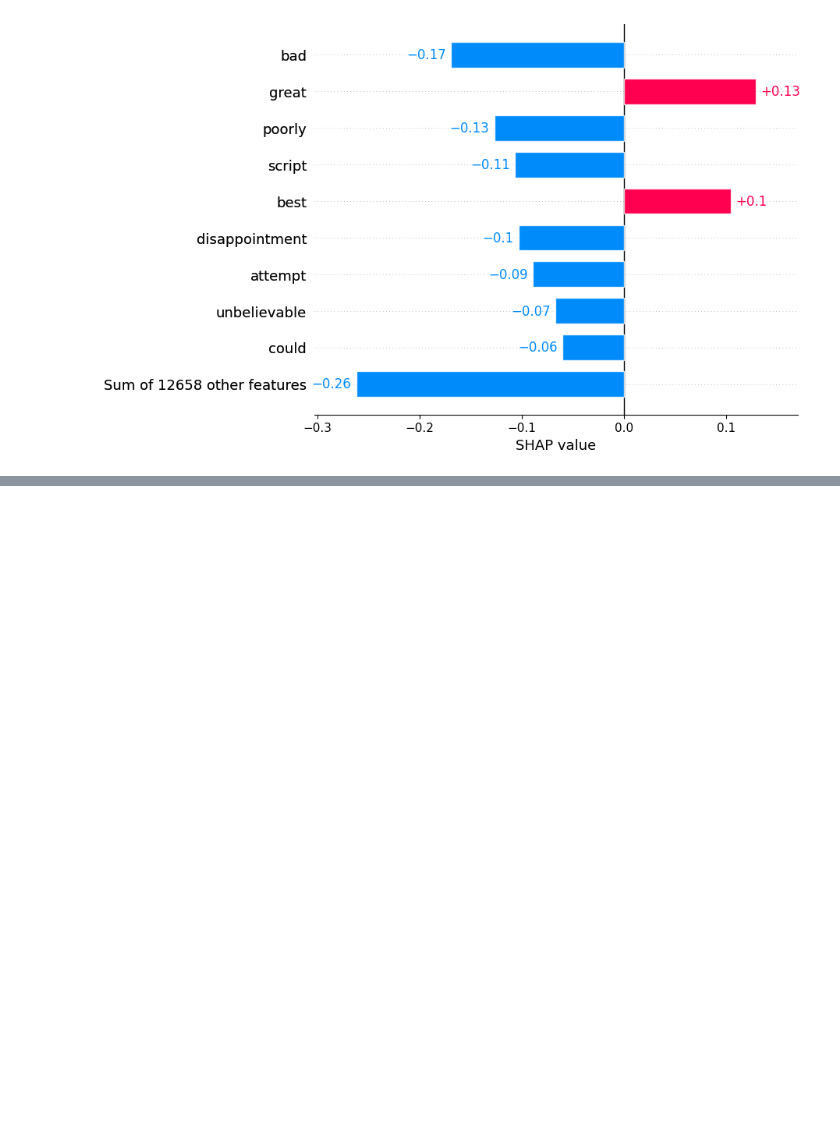
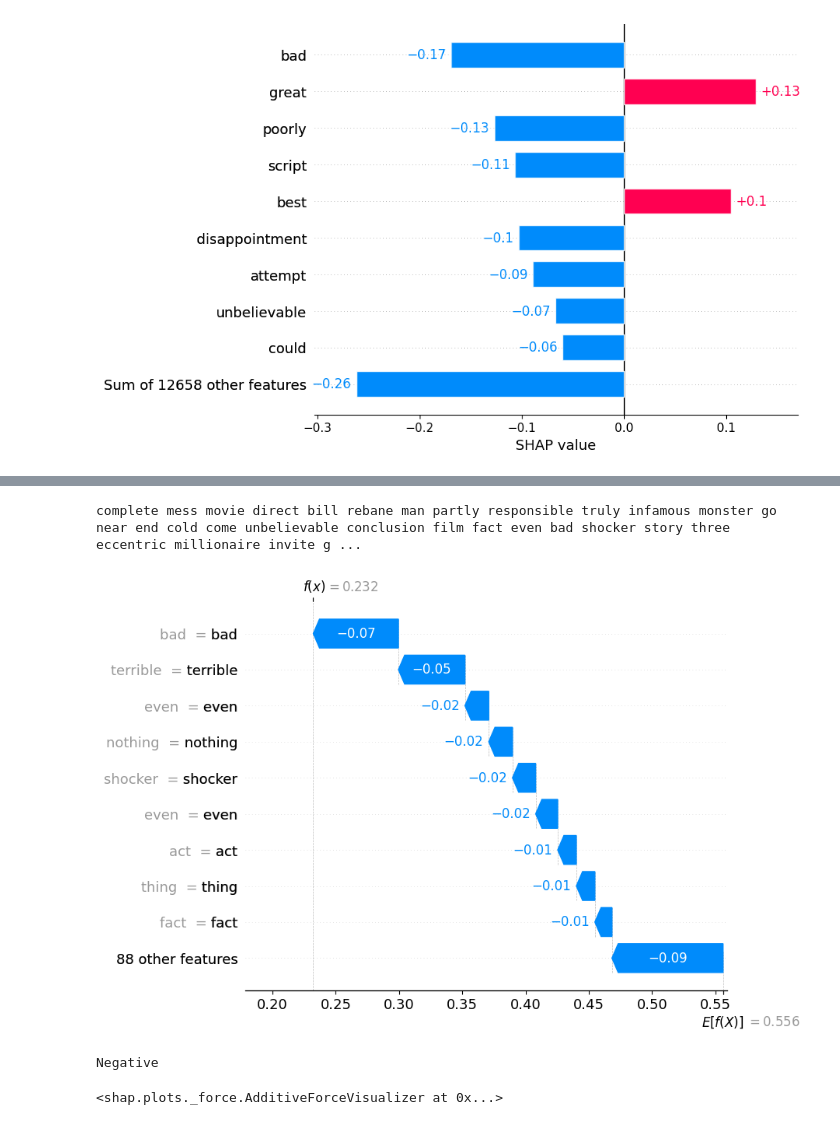
Before and after one commit to wideraHannes/SHAP-In-NLP, a Jupyter notebook: Sentiment/models/logisticREG.ipynb, the cells around one changed output, grey strips where cells are left out. Saved outputs shown, nothing was run; the diff lists cells and outputs as text; code cells hidden in the pictures; blank space fills up the shorter version.

```diff
--- a/Sentiment/models/logisticREG.ipynb
+++ b/Sentiment/models/logisticREG.ipynb
@@ -264,0 +294,12 @@ Comparing sparse matrices using == is inefficient, try using != instead.
+# %%
+print(corpus_test[3])
+shap.plots.waterfall(shap_values[3,:, 1])
+# %% [output]
+complete mess movie direct bill rebane man partly responsible truly infamous monster go near end cold come unbelievable conclusion film fact even bad shocker story three eccentric millionaire invite g ...
+[figure, added]
+# %%
+print(y_test[3] == 1 and "Positive" or "Negative")
+shap.plots.force(shap_values[3,:, 1])
+# %% [output]
+Negative
+<shap.plots._force.AdditiveForceVisualizer at 0x...>
```
Also changed, not shown: parts of 11 cells of this notebook, 1 other file.
